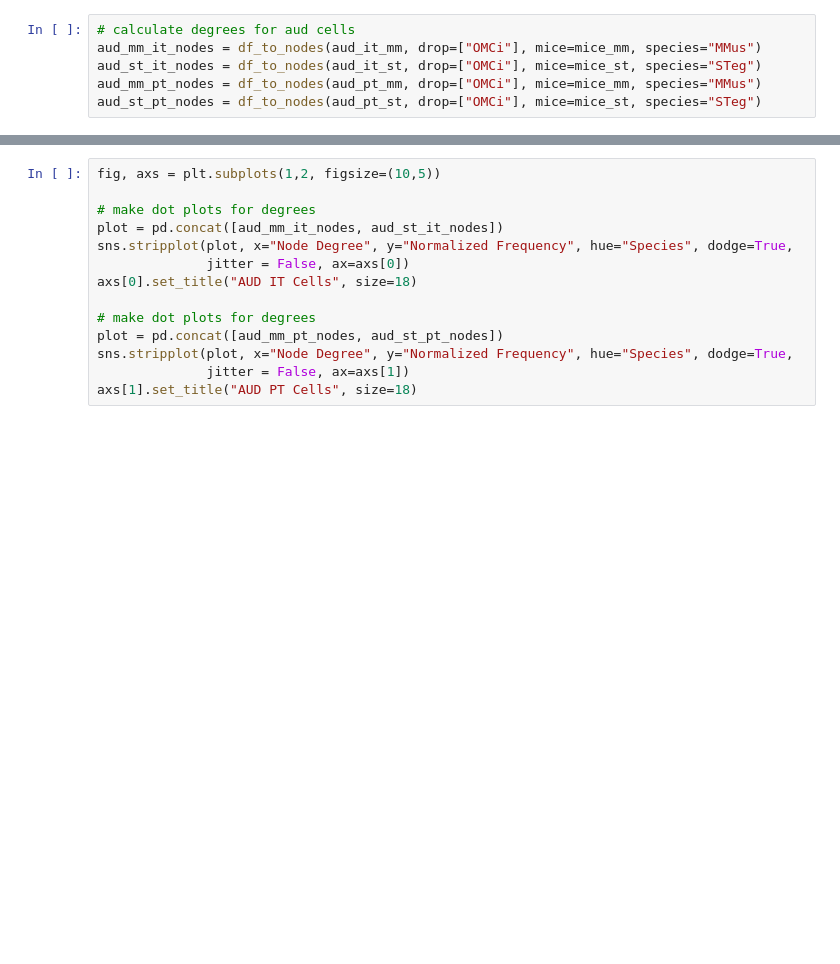
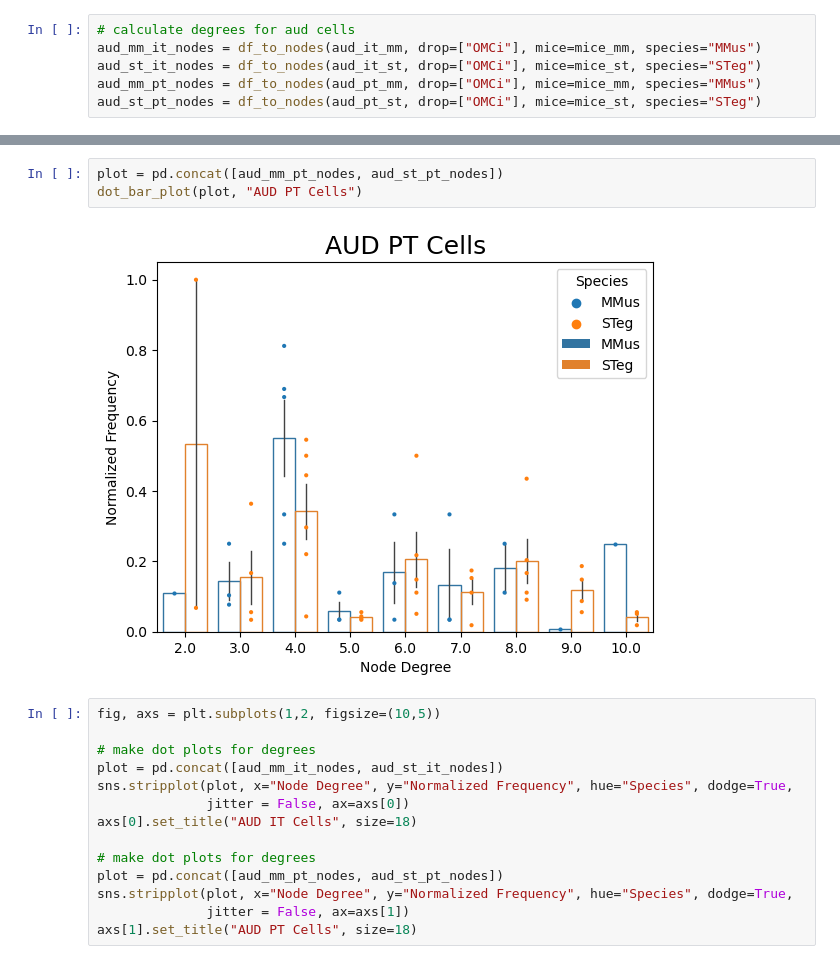
Before and after one commit to eisko/MAPseq_analysis, a Jupyter notebook: M194_M220_SC2.ipynb, the cells around one changed output, grey strips where cells are left out. Cells and saved outputs as stored; diff of their text form; blank space fills up the shorter version.

```diff
--- a/M194_M220_SC2.ipynb
+++ b/M194_M220_SC2.ipynb
@@ -201,3 +196,8 @@ aud_st_pt_nodes = df_to_nodes(aud_pt_st, drop=["OMCi"], mice=mice_st, species="S
+# %%
+plot = pd.concat([aud_mm_pt_nodes, aud_st_pt_nodes])
+dot_bar_plot(plot, "AUD PT Cells")
+# %% [output]
+[figure, added]
 # %%
 fig, axs = plt.subplots(1,2, figsize=(10,5))
 
```
Also changed, not shown: parts of 9 cells of this notebook.
